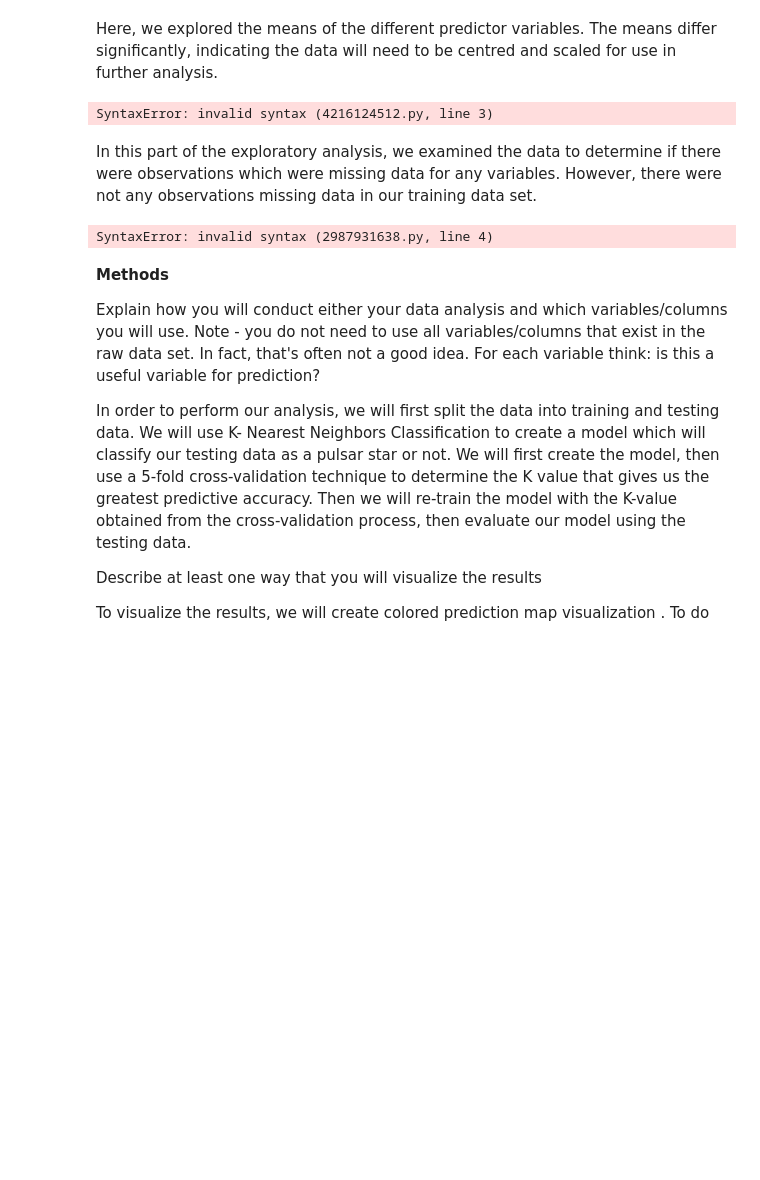
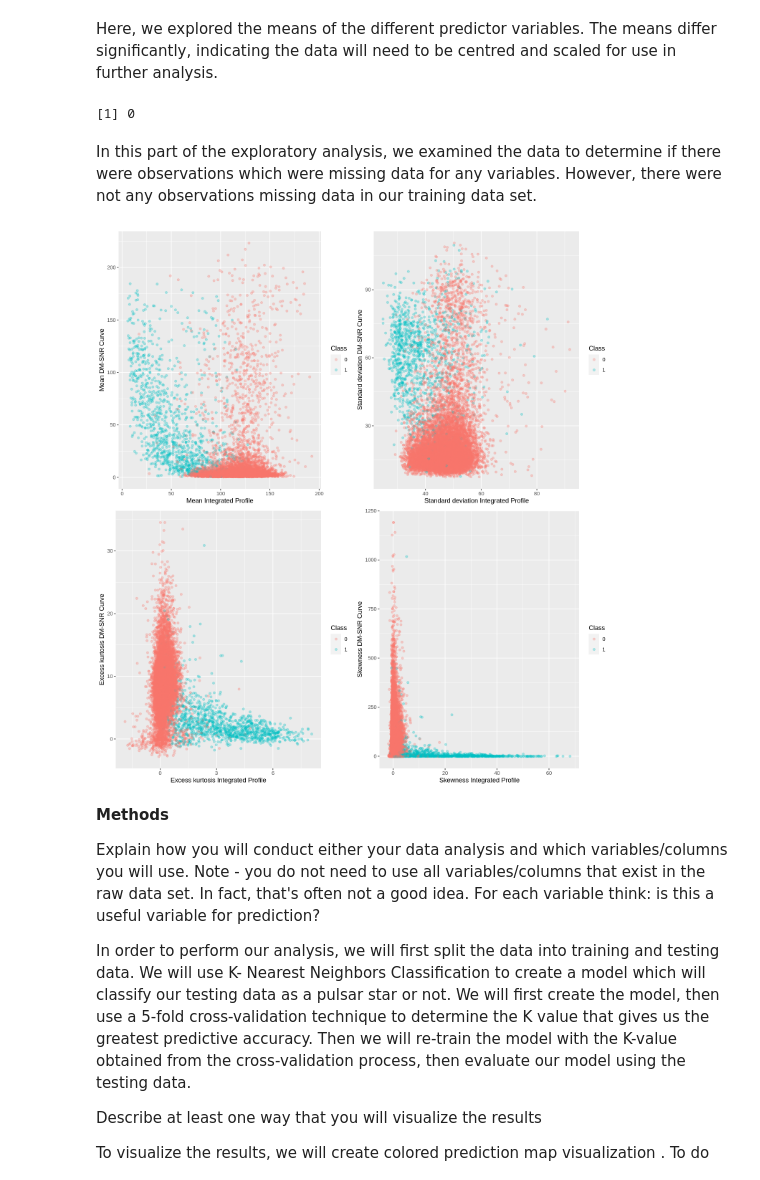
Before and after one commit to saminourji/PulsarStarProject, a Jupyter notebook: Project_Proposal.ipynb, the cells around one changed output. Drawn from its saved outputs; the diff is of its cells as text; code cells hidden in the pictures; blank space fills up the shorter version.

Commit message:
Added plots and reformatted file (titles, bolded text, etc.)

```diff
--- a/Project_Proposal.ipynb
+++ b/Project_Proposal.ipynb
@@ -67,0 +85,12 @@ SyntaxError: invalid syntax (3977979726.py, line 25)
+# %%
+## CLEANING & WRANGLING DATA INTO A TIDY FORMAT ##
+
+# make the class column (that determines whether an observation is a pulsar or not) as a factor
+pulsar_data <- pulsar_data |>
+        mutate(Class = as_factor(Class))
+
+#replace spaces in column names by dots
+colnames(pulsar_data) = make.names(colnames(pulsar_data))
+
+#display the first 6 rows of our now tidy dataset
+head(pulsar_data)
@@ -97,31 +146,53 @@ SyntaxError: invalid syntax (66814.py, line 2)
 # %% [markdown]
 Here, we explored the means of the different predictor variables. The means differ significantly, indicating the data will need to be centred and scaled for use in further analysis.
 # %%
-# number of rows with missing data
+# 3. number of rows with missing data
 
-pulsar_missing_data <- pulsar_train %>%
-    filter_at(vars(all_of(colnames(pulsar_train))), any_vars(is.na(.)))
+pulsar_missing_data <- pulsar_train |>
+    filter_at(pulsar_train |> colnames() |> all_of() |> vars(), any_vars(is.na(.)))
 
 number_of_rows_missing <- nrow(pulsar_missing_data)
 number_of_rows_missing  # there are no missing data in this dataset
 # %% [output]
-SyntaxError: invalid syntax (4216124512.py, line 3)
+[1] 0
 # %% [markdown]
 In this part of the exploratory analysis, we examined the data to determine if there were observations which were missing data for any variables. However, there were not any observations missing data in our training data set.
 # %%
 ## EXPLORATORY DATA ANALYSIS: VISUALIZATIONS ##
 
+options(repr.plot.width = 12, repr.plot.height = 13)
 ## create a plot comparing the Mean Integrated Profile variable against the Mean DM-SNR Curve variable by Class
-pulsar_plot1 <- pulsar_train %>%
-      ggplot(aes(x = Mean.integrated.profile, y = Mean.DM.SNR.curve, colour = Class))+
-      geom_point()+
+pulsar_plot_mean <- pulsar_train |>
+      ggplot(aes(x = Mean.IP, y = Mean.DM.SNR.curve, colour = Class))+
+      geom_point(alpha = .3)+
       labs( x = "Mean Integrated Profile" ,
             y =  "Mean DM-SNR Curve",
+            colour = "Class")
+
+pulsar_plot_stdev <- pulsar_train |>
+      ggplot(aes(x = Standard.deviation.IP, y = Standard.deviation.DM.SNR.curve, colour = Class))+
+      geom_point(alpha = .3)+
+      labs( x = "Standard deviation Integrated Profile" ,
+            y =  "Standard deviation DM-SNR Curve",
             colour = "Class" )
 
-pulsar_plot1
+pulsar_plot_exkur <- pulsar_train |>
+      ggplot(aes(x = Excess.kurtosis.IP, y = Excess.kurtosis.DM.SNR.curve, colour = Class))+
+      geom_point(alpha = .3)+
+      labs( x = "Excess kurtosis Integrated Profile" ,
+            y =  "Excess kurtosis DM-SNR Curve",
+            colour = "Class" )
+
+pulsar_plot_skew <- pulsar_train |>
+      ggplot(aes(x = Skewness.IP, y = Skewness.DM.SNR.curve, colour = Class))+
+      geom_point(alpha = .3)+
+      labs( x = "Skewness Integrated Profile" ,
+            y =  "Skewness DM-SNR Curve",
+            colour = "Class" )
+
+plot_grid(pulsar_plot_mean, pulsar_plot_stdev, pulsar_plot_exkur, pulsar_plot_skew)
 # %% [output]
-SyntaxError: invalid syntax (2987931638.py, line 4)
+[figure, added]
 # %% [markdown]
 **Methods**
 
```
Also changed, not shown: parts of 11 cells of this notebook.
